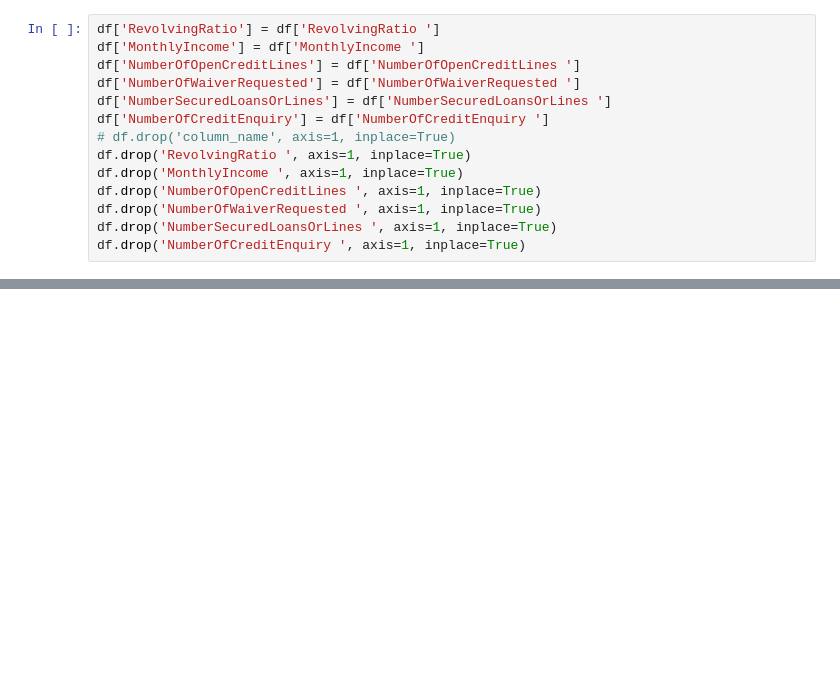
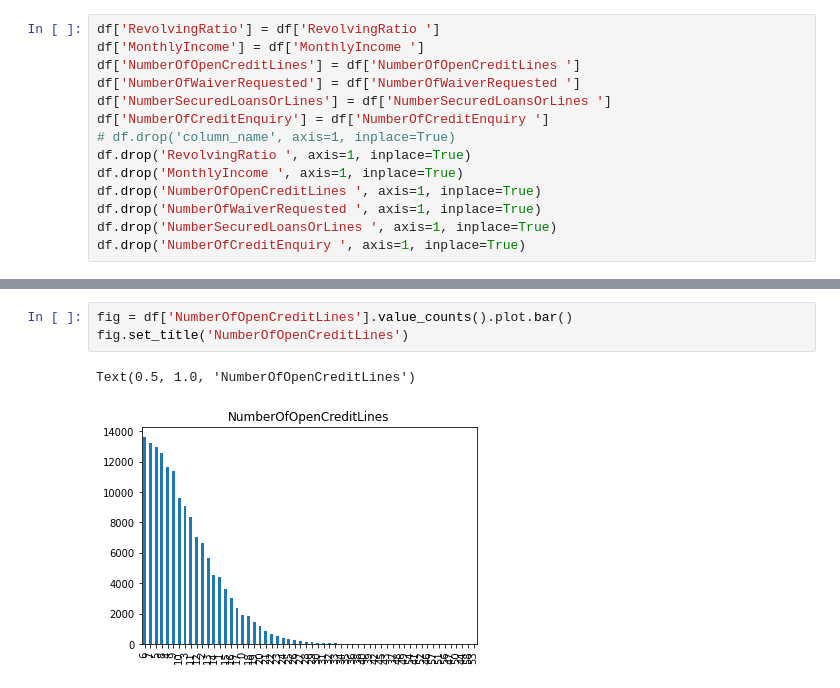
Before and after one commit to Hiroto555/ML-Project, a Jupyter notebook: default-prediction.ipynb, the cells around one changed output, grey strips where cells are left out. Saved outputs shown, nothing was run; the diff lists cells and outputs as text; blank space fills up the shorter version.

```diff
--- a/default-prediction.ipynb
+++ b/default-prediction.ipynb
@@ -66,0 +149,6 @@ df.drop('NumberOfCreditEnquiry ', axis=1, inplace=True)
+# %%
+fig = df['NumberOfOpenCreditLines'].value_counts().plot.bar()
+fig.set_title('NumberOfOpenCreditLines')
+# %% [output]
+Text(0.5, 1.0, 'NumberOfOpenCreditLines')
+[figure, added]
```
Also changed, not shown: parts of 21 cells of this notebook.
